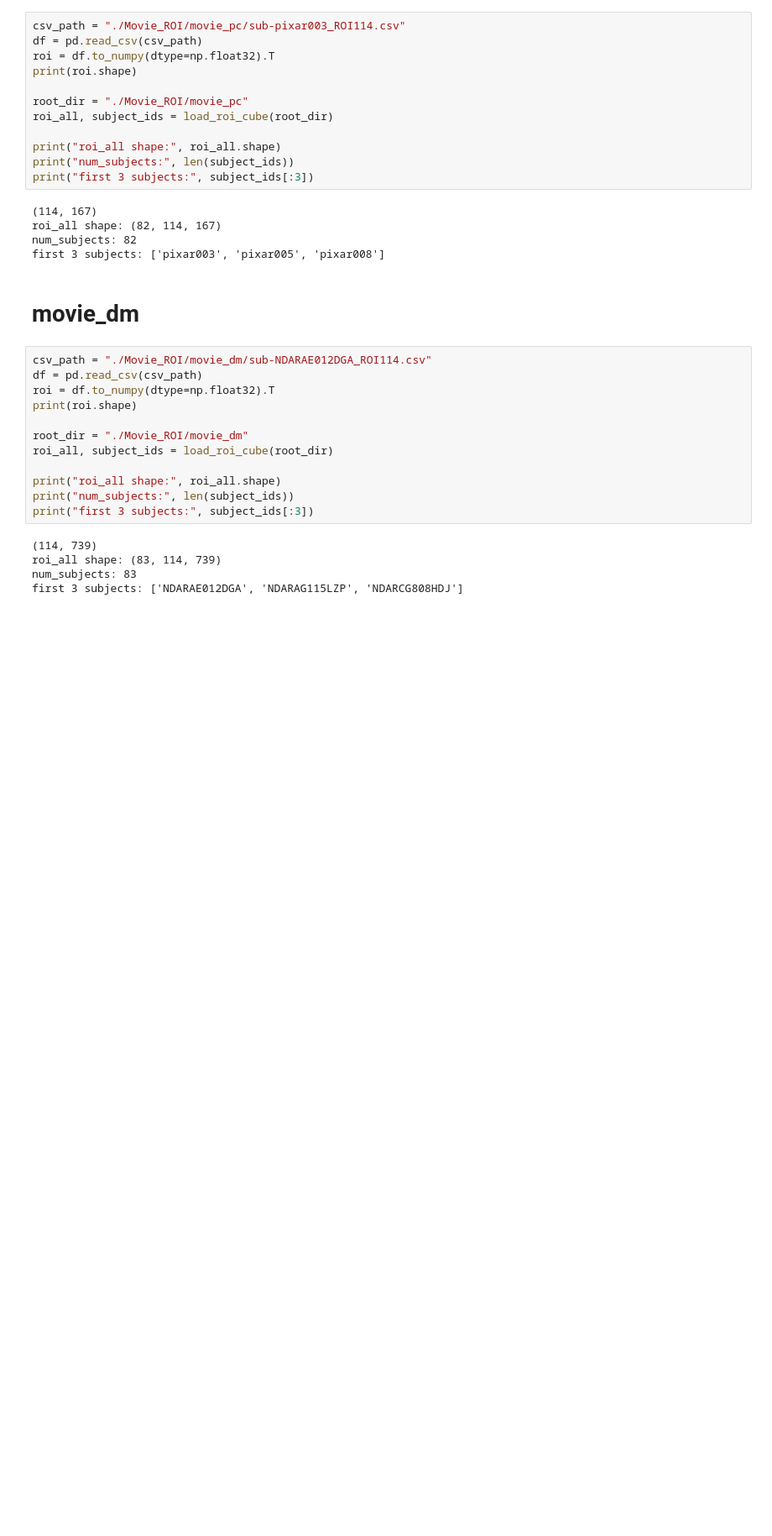
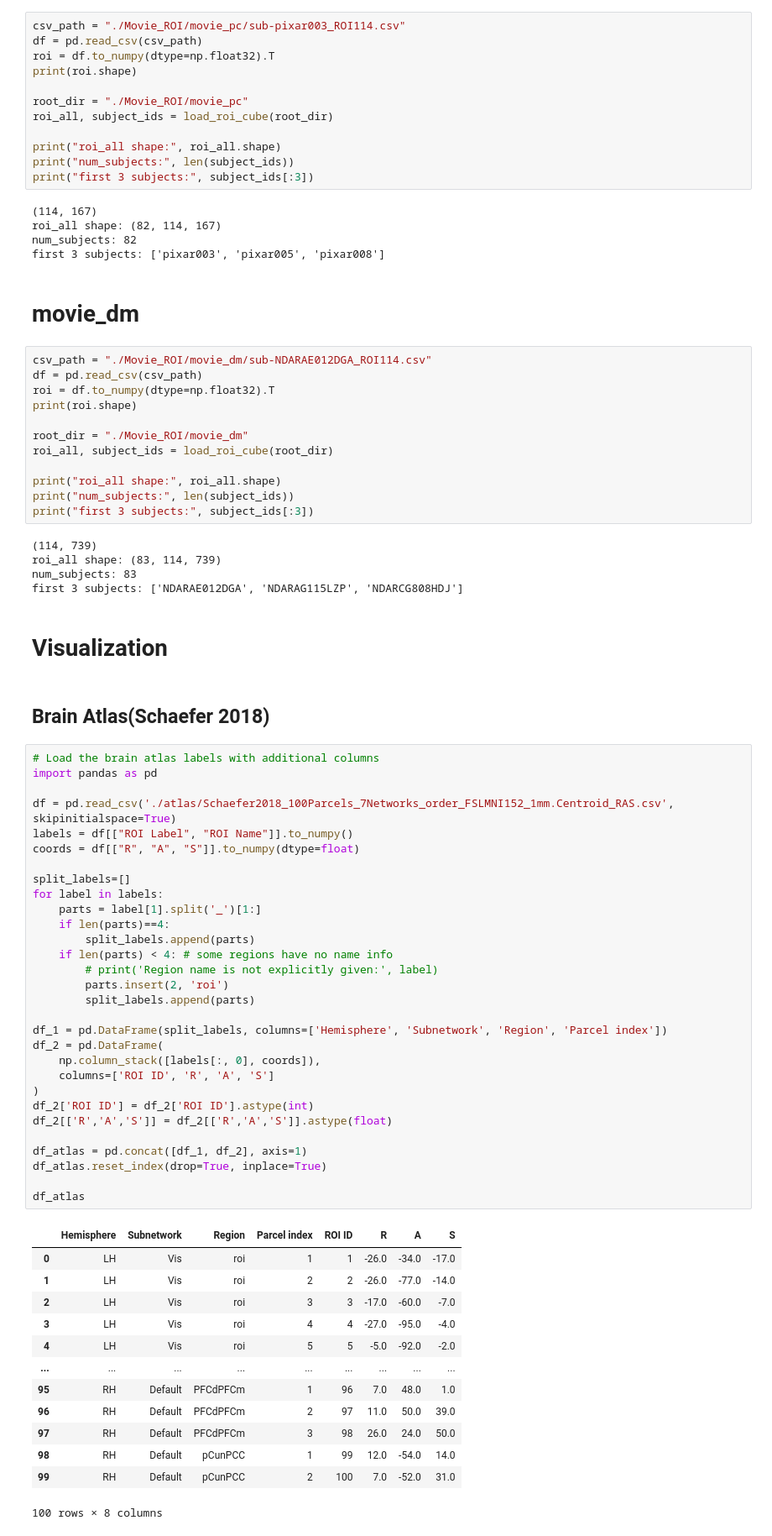
Before and after one commit to Yiran-H/Functional-MRI-Movie-Watching, a Jupyter notebook: dataloader.ipynb, the cells around one changed output. Shown at 84% size. Drawn from its saved outputs; the diff is of its cells as text; blank space fills up the shorter version.

Commit message:
add atlas

```diff
--- a/dataloader.ipynb
+++ b/dataloader.ipynb
@@ -467,3 +467,51 @@ print("first 3 subjects:", subject_ids[:3])
 roi_all shape: (83, 114, 739)
 num_subjects: 83
 first 3 subjects: ['NDARAE012DGA', 'NDARAG115LZP', 'NDARCG808HDJ']
+# %% [markdown]
+# Visualization
+# %% [markdown]
+## Brain Atlas(Schaefer 2018)
+# %%
+# Load the brain atlas labels with additional columns
+import pandas as pd
+
+df = pd.read_csv('./atlas/Schaefer2018_100Parcels_7Networks_order_FSLMNI152_1mm.Centroid_RAS.csv', skipinitialspace=True)
+labels = df[["ROI Label", "ROI Name"]].to_numpy()
+coords = df[["R", "A", "S"]].to_numpy(dtype=float)
+
+split_labels=[]
+for label in labels:
+    parts = label[1].split('_')[1:]
+    if len(parts)==4:
+        split_labels.append(parts)
+    if len(parts) < 4: # some regions have no name info
+        # print('Region name is not explicitly given:', label)
+        parts.insert(2, 'roi')
+        split_labels.append(parts)
+
+df_1 = pd.DataFrame(split_labels, columns=['Hemisphere', 'Subnetwork', 'Region', 'Parcel index'])
+df_2 = pd.DataFrame(
+    np.column_stack([labels[:, 0], coords]),
+    columns=['ROI ID', 'R', 'A', 'S']
+)
+df_2['ROI ID'] = df_2['ROI ID'].astype(int)
+df_2[['R','A','S']] = df_2[['R','A','S']].astype(float)
+
+df_atlas = pd.concat([df_1, df_2], axis=1)
+df_atlas.reset_index(drop=True, inplace=True)
+
+df_atlas
+# %% [output]
+|  | Hemisphere | Subnetwork | Region | Parcel index | ROI ID | R | A | S |
+| 0 | LH | Vis | roi | 1 | 1 | -26.0 | -34.0 | -17.0 |
+| 1 | LH | Vis | roi | 2 | 2 | -26.0 | -77.0 | -14.0 |
+| 2 | LH | Vis | roi | 3 | 3 | -17.0 | -60.0 | -7.0 |
+| 3 | LH | Vis | roi | 4 | 4 | -27.0 | -95.0 | -4.0 |
+| 4 | LH | Vis | roi | 5 | 5 | -5.0 | -92.0 | -2.0 |
+| ... | ... | ... | ... | ... | ... | ... | ... | ... |
+| 95 | RH | Default | PFCdPFCm | 1 | 96 | 7.0 | 48.0 | 1.0 |
+| 96 | RH | Default | PFCdPFCm | 2 | 97 | 11.0 | 50.0 | 39.0 |
+| 97 | RH | Default | PFCdPFCm | 3 | 98 | 26.0 | 24.0 | 50.0 |
+| 98 | RH | Default | pCunPCC | 1 | 99 | 12.0 | -54.0 | 14.0 |
+| 99 | RH | Default | pCunPCC | 2 | 100 | 7.0 | -52.0 | 31.0 |
+100 rows × 8 columns
```
Also changed, not shown: parts of 4 cells of this notebook.
